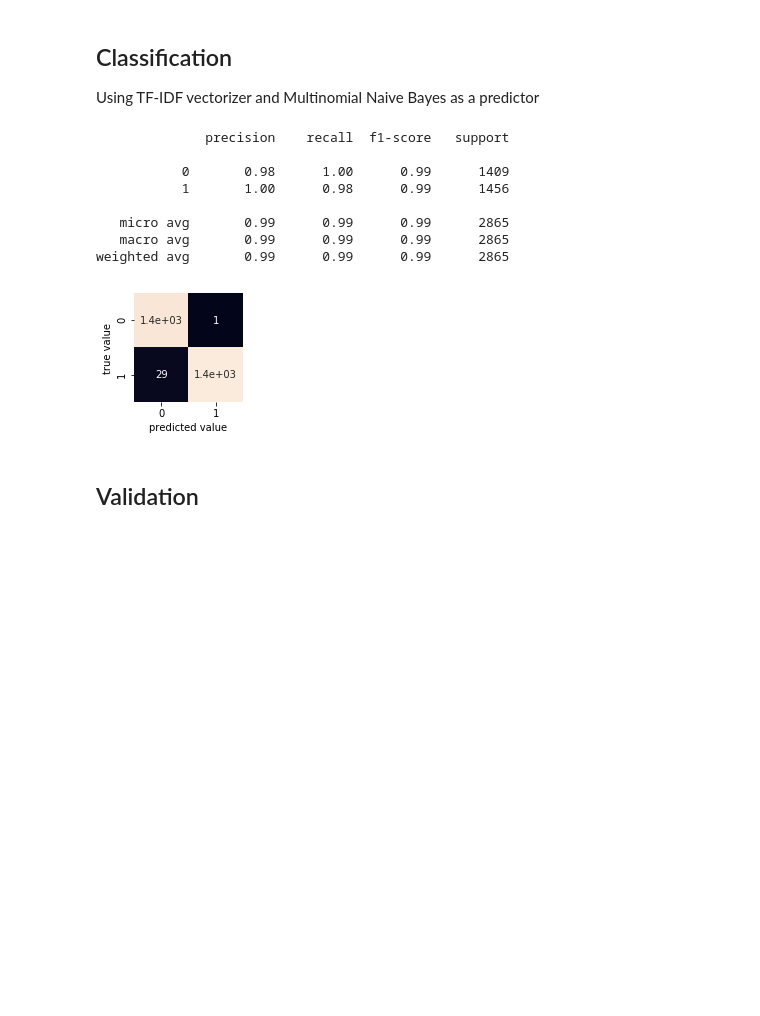
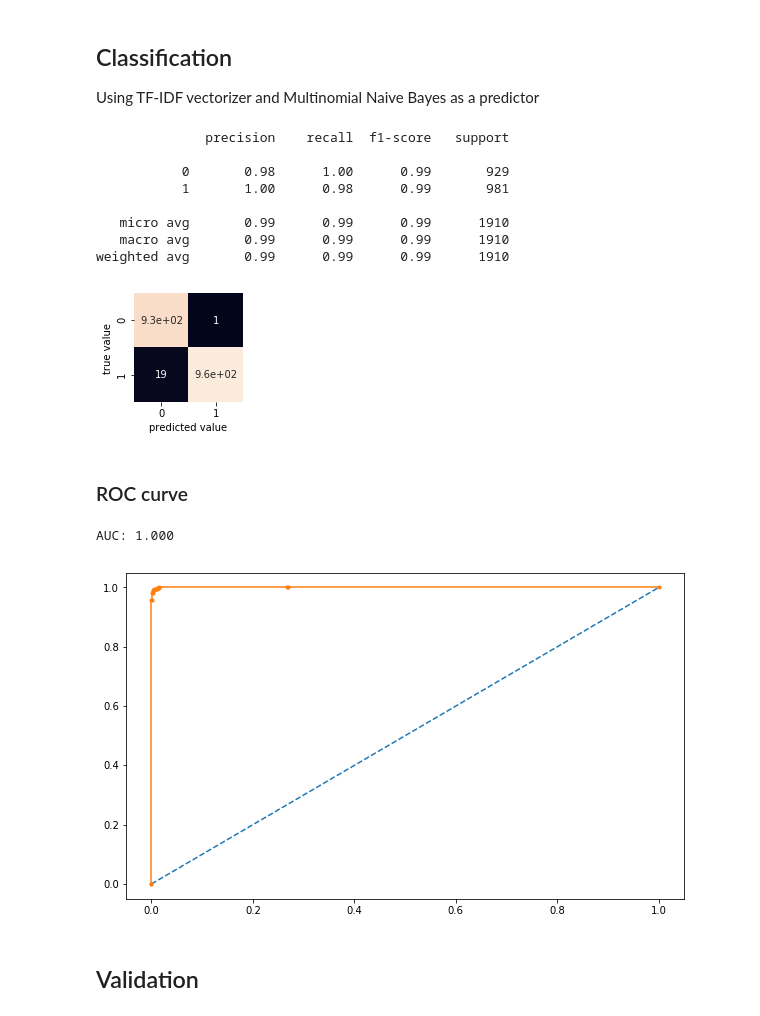
Before and after one commit to norbertstrzelecki/lstm_word2vec_spam_classifier, a Jupyter notebook: data_science/Data Science Task.ipynb, the cells around one changed output. Drawn from its saved outputs; the diff is of its cells as text; code cells hidden in the pictures; blank space fills up the shorter version.

```diff
--- a/data_science/Data Science Task.ipynb
+++ b/data_science/Data Science Task.ipynb
@@ -138,7 +139,7 @@ df_adult.columns = ['TITLE','DESCRIPTION','PRICE','SPAM_FLAG']
 Using TF-IDF vectorizer and Multinomial Naive Bayes as a predictor
 # %%
 # Spliting data into train and test sets
-train_df, test_df = train_test_split(df_adult, test_size=0.3, random_state=42)
+train_df, test_df = train_test_split(df_adult, test_size=0.2, shuffle=True, random_state=42)
 
 # Defining pipeline steps and fitting classifier
 steps = [('tfidf', TfidfVectorizer()), ('cls', MultinomialNB())]
@@ -158,13 +159,33 @@ print(classification_report(y_true, y_pred))
 # %% [output]
               precision    recall  f1-score   support
 
-           0       0.98      1.00      0.99      1409
-           1       1.00      0.98      0.99      1456
+           0       0.98      1.00      0.99       929
+           1       1.00      0.98      0.99       981
 
-   micro avg       0.99      0.99      0.99      2865
-   macro avg       0.99      0.99      0.99      2865
-weighted avg       0.99      0.99      0.99      2865
+   micro avg       0.99      0.99      0.99      1910
+   macro avg       0.99      0.99      0.99      1910
+weighted avg       0.99      0.99      0.99      1910
 [figure]
+# %% [markdown]
+### ROC curve
+# %%
+# Probabilities (only positive)
+probas = pipe.predict_proba(test_df['DESCRIPTION'])
+probas = probas[:, 1]
+# AUC
+auc = roc_auc_score(y_true, probas)
+print('AUC: {:.3f}'.format(auc))
+# ROC curve
+fpr, tpr, thresholds = roc_curve(y_true, probas)
+plt.figure(figsize=(10,6))
+# No-skill line
+plt.plot([0, 1], [0, 1], linestyle='--')
+# Model
+plt.plot(fpr, tpr, marker='.')
+plt.show()
+# %% [output]
+AUC: 1.000
+[figure, added]
 # %% [markdown]
 ## Validation
 # %%
```
Also changed, not shown: parts of 3 cells of this notebook.
